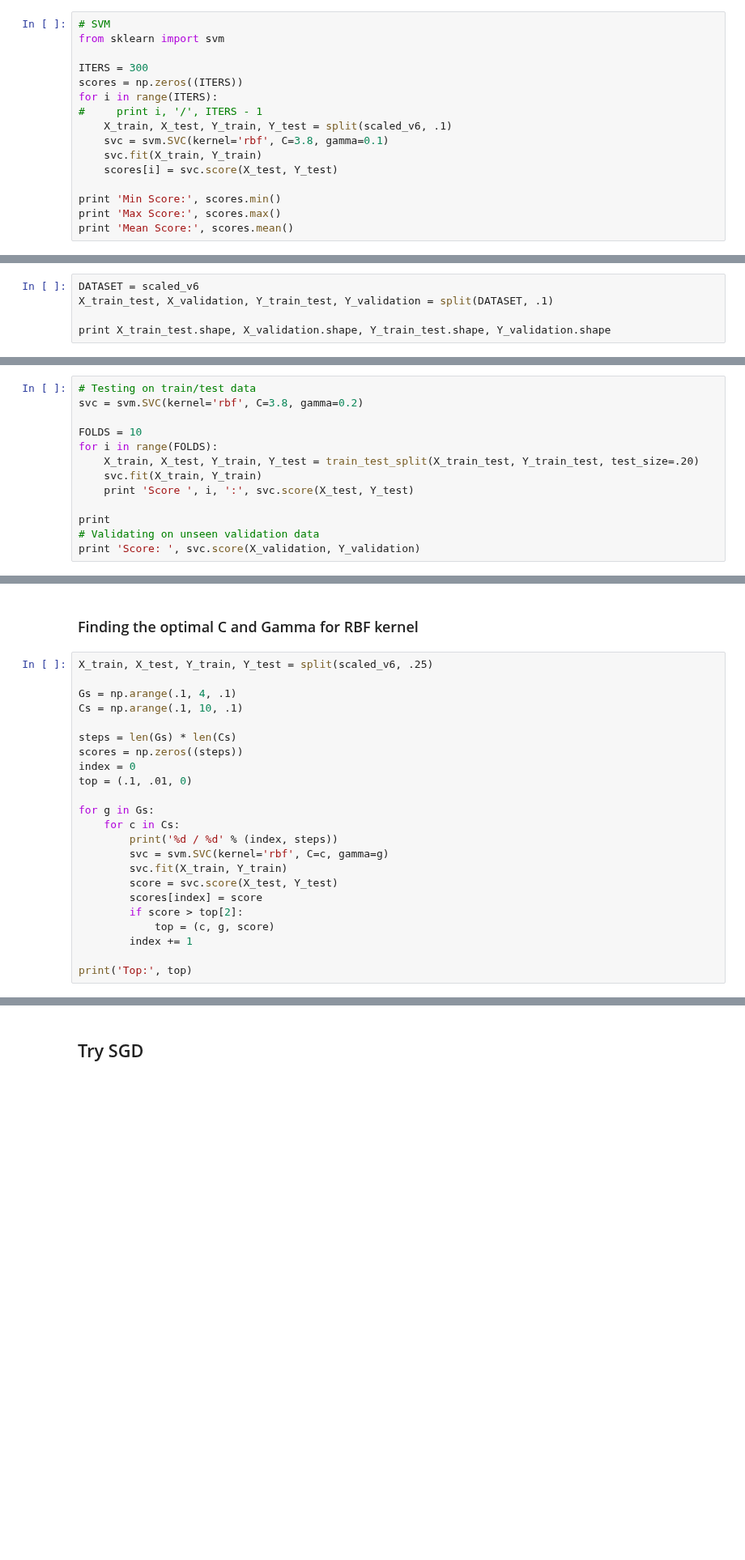
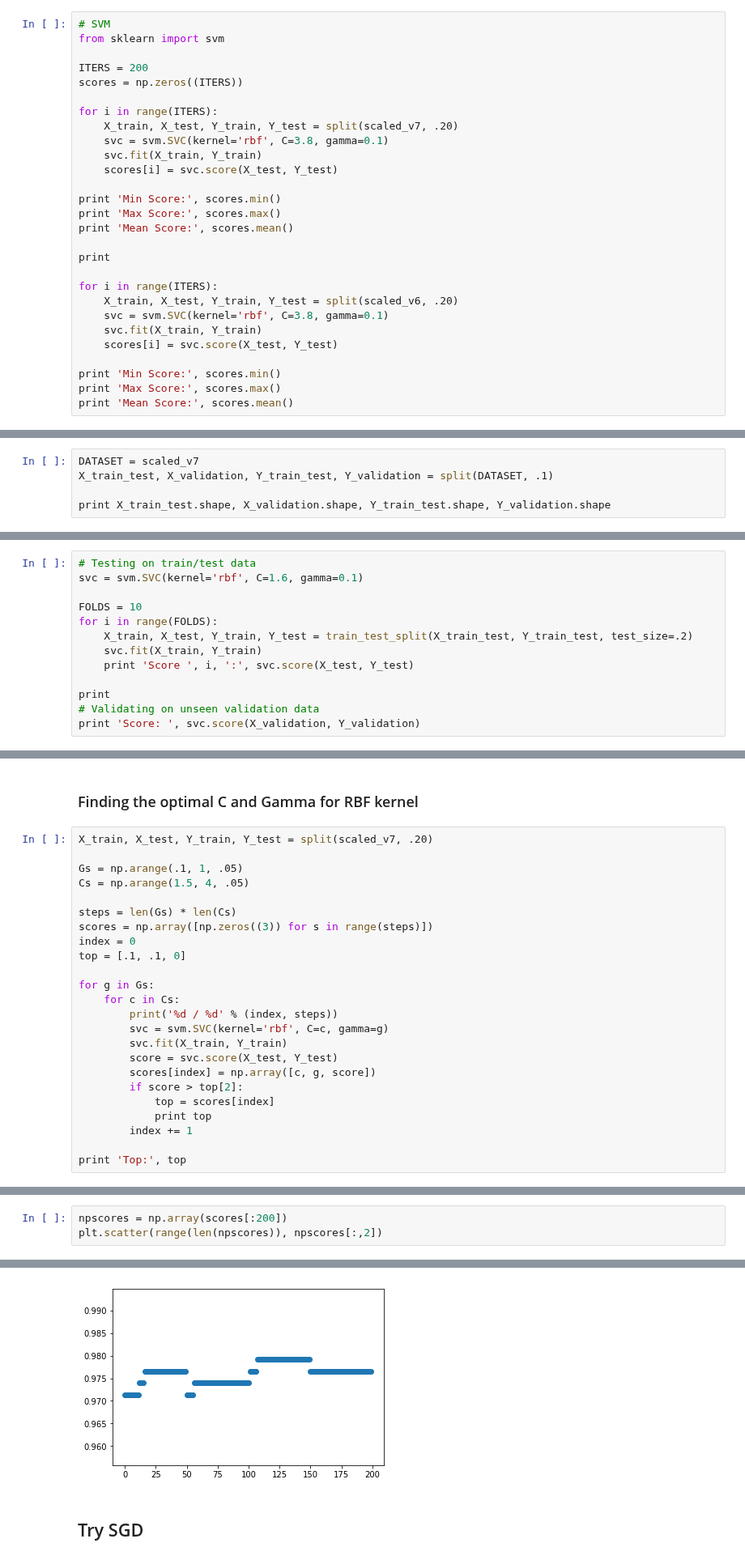
Before and after one commit to jsmienk/IML, a Jupyter notebook: notebooks/preprocessing_tryouts.ipynb, the cells around one changed output, grey strips where cells are left out. Shown at 81% size. Saved outputs shown, nothing was run; the diff lists cells and outputs as text; blank space fills up the shorter version.

Commit message:
Testing dataset v7

```diff
--- a/notebooks/preprocessing_tryouts.ipynb
+++ b/notebooks/preprocessing_tryouts.ipynb
@@ -219,11 +215,11 @@ print('Top:', top_rf)
 # SVM
 from sklearn import svm
 
-ITERS = 300
+ITERS = 200
 scores = np.zeros((ITERS))
+
 for i in range(ITERS):
-#     print i, '/', ITERS - 1
-    X_train, X_test, Y_train, Y_test = split(scaled_v6, .1)
+    X_train, X_test, Y_train, Y_test = split(scaled_v7, .20)
     svc = svm.SVC(kernel='rbf', C=3.8, gamma=0.1)
     svc.fit(X_train, Y_train)
     scores[i] = svc.score(X_test, Y_test)
@@ -231,4 +227,16 @@ for i in range(ITERS):
 print 'Min Score:', scores.min()
 print 'Max Score:', scores.max()
 print 'Mean Score:', scores.mean()
+
+print
+
+for i in range(ITERS):
+    X_train, X_test, Y_train, Y_test = split(scaled_v6, .20)
+    svc = svm.SVC(kernel='rbf', C=3.8, gamma=0.1)
+    svc.fit(X_train, Y_train)
+    scores[i] = svc.score(X_test, Y_test)
+
+print 'Min Score:', scores.min()
+print 'Max Score:', scores.max()
+print 'Mean Score:', scores.mean()
 # %% [output]
@@ -260,7 +274,7 @@ Options: `kernel='rbf', C=1.5, gamma=0.2`
 # %% [markdown]
 ## Validating on unseen data
 # %%
-DATASET = scaled_v6
+DATASET = scaled_v7
 X_train_test, X_validation, Y_train_test, Y_validation = split(DATASET, .1)
 
 print X_train_test.shape, X_validation.shape, Y_train_test.shape, Y_validation.shape
@@ -269,10 +283,10 @@ print X_train_test.shape, X_validation.shape, Y_train_test.shape, Y_validation.s
 # %%
 # Testing on train/test data
-svc = svm.SVC(kernel='rbf', C=3.8, gamma=0.2)
+svc = svm.SVC(kernel='rbf', C=1.6, gamma=0.1)
 
 FOLDS = 10
 for i in range(FOLDS):
-    X_train, X_test, Y_train, Y_test = train_test_split(X_train_test, Y_train_test, test_size=.20)
+    X_train, X_test, Y_train, Y_test = train_test_split(X_train_test, Y_train_test, test_size=.2)
     svc.fit(X_train, Y_train)
     print 'Score ', i, ':', svc.score(X_test, Y_test)
 
@@ -295,15 +309,15 @@ Score:  0.984375
 # %% [markdown]
 ### Finding the optimal C and Gamma for RBF kernel
 # %%
-X_train, X_test, Y_train, Y_test = split(scaled_v6, .25)
+X_train, X_test, Y_train, Y_test = split(scaled_v7, .20)
 
-Gs = np.arange(.1, 4, .1)
-Cs = np.arange(.1, 10, .1)
+Gs = np.arange(.1, 1, .05)
+Cs = np.arange(1.5, 4, .05)
 
 steps = len(Gs) * len(Cs)
-scores = np.zeros((steps))
+scores = np.array([np.zeros((3)) for s in range(steps)])
 index = 0
-top = (.1, .01, 0)
+top = [.1, .1, 0]
 
 for g in Gs:
     for c in Cs:
@@ -311,10 +325,11 @@ for g in Gs:
         svc = svm.SVC(kernel='rbf', C=c, gamma=g)
         svc.fit(X_train, Y_train)
         score = svc.score(X_test, Y_test)
-        scores[index] = score
+        scores[index] = np.array([c, g, score])
         if score > top[2]:
-            top = (c, g, score)
+            top = scores[index]
+            print top
         index += 1
 
-print('Top:', top)
+print 'Top:', top
 # %% [output]
@@ -338 +353,5 @@ print('Top:', top)
 KeyboardInterrupt:
+# %%
+npscores = np.array(scores[:200])
+plt.scatter(range(len(npscores)), npscores[:,2])
+# %% [output]
@@ -339,3 +359,4 @@ KeyboardInterrupt:
+[figure, added]
 # %% [markdown]
 ## Try SGD
 # %%
```
Also changed, not shown: parts of 16 cells of this notebook.
